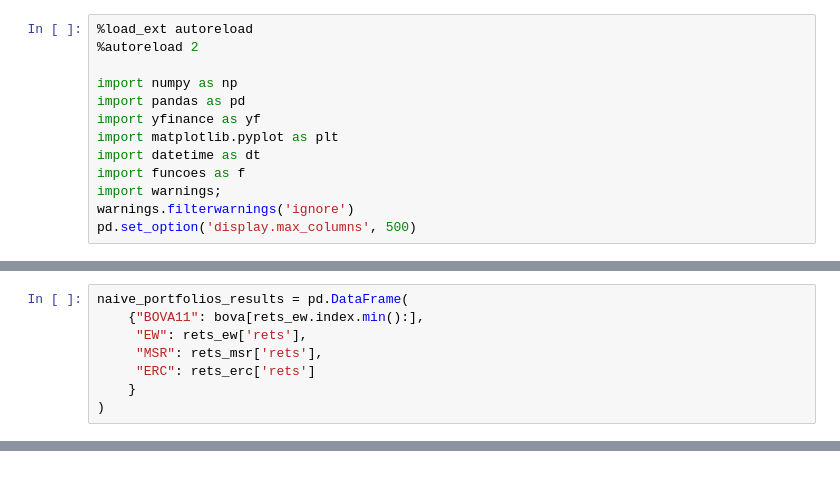
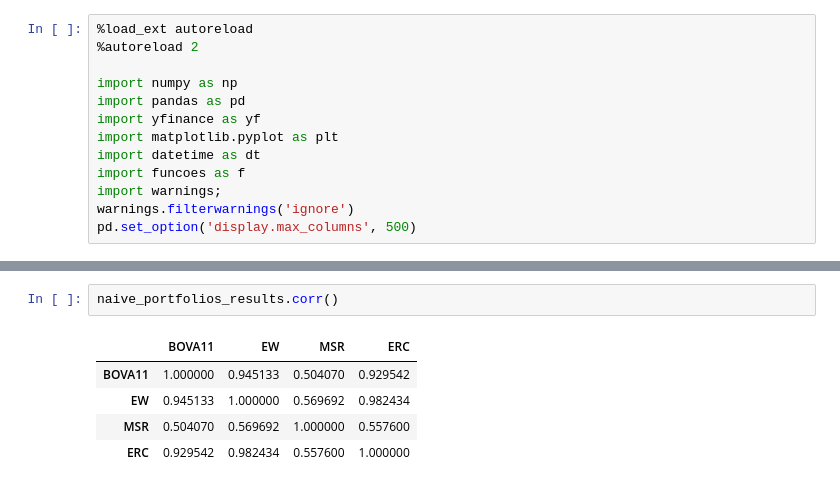
Before and after one commit to colantuono/ml-asset-allocation, a Jupyter notebook: naive_base_portfolios.ipynb, the cells around one changed output, grey strips where cells are left out. Saved outputs shown, nothing was run; the diff lists cells and outputs as text.

```diff
--- a/naive_base_portfolios.ipynb
+++ b/naive_base_portfolios.ipynb
@@ -25,8 +95,0 @@ rets_erc = f.pipeline(stock_prices, periodos, oos, algo=f.weight_erc)
-# %%
-naive_portfolios_results = pd.DataFrame(
-    {"BOVA11": bova[rets_ew.index.min():],
-     "EW": rets_ew['rets'],
-     "MSR": rets_msr['rets'],
-     "ERC": rets_erc['rets']
-    }
-)
@@ -42,0 +96,8 @@ f.summary_stats(naive_portfolios_results, .03)
+# %%
+naive_portfolios_results.corr()
+# %% [output]
+|  | BOVA11 | EW | MSR | ERC |
+| BOVA11 | 1.000000 | 0.945133 | 0.504070 | 0.929542 |
+| EW | 0.945133 | 1.000000 | 0.569692 | 0.982434 |
+| MSR | 0.504070 | 0.569692 | 1.000000 | 0.557600 |
+| ERC | 0.929542 | 0.982434 | 0.557600 | 1.000000 |
```
Also changed, not shown: parts of 5 cells of this notebook, 2 other files.
